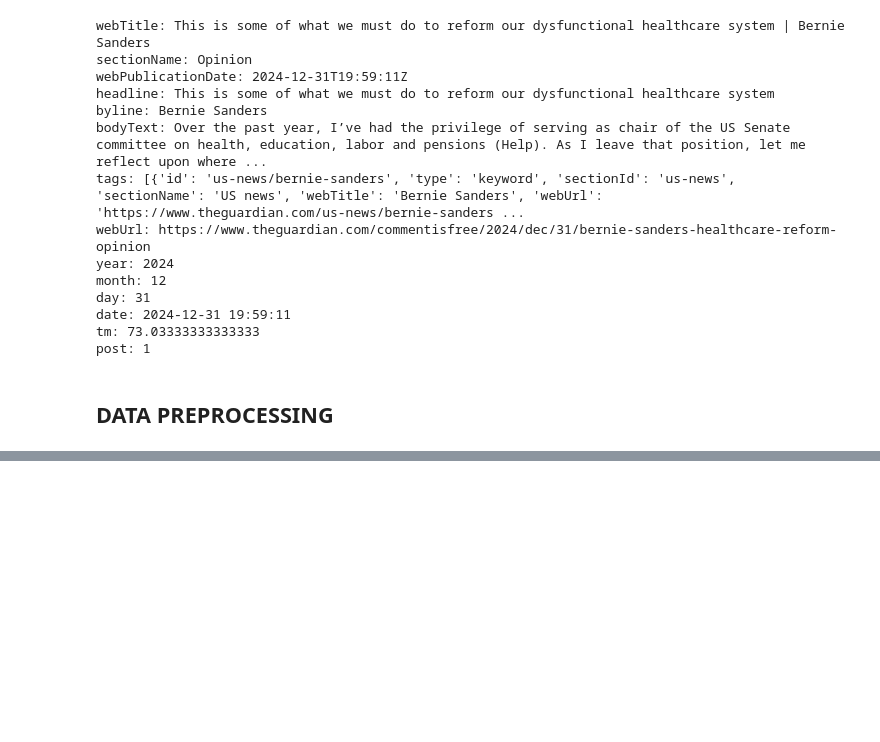
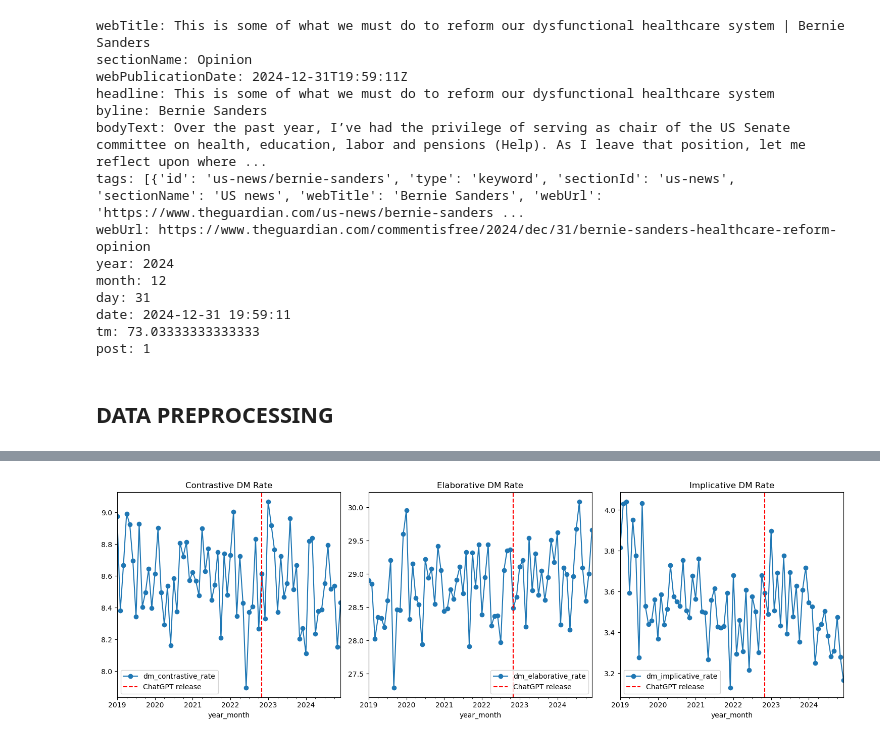
Before and after one commit to KaizenThe1st/ST312, a Jupyter notebook: Data_Opinions.ipynb, the cells around one changed output, grey strips where cells are left out. Saved outputs shown, nothing was run; the diff lists cells and outputs as text; code cells hidden in the pictures; blank space fills up the shorter version.

```diff
--- a/Data_Opinions.ipynb
+++ b/Data_Opinions.ipynb
@@ -488,2 +659,28 @@ df_clean.groupby("year")["hedge_rate"].mean().plot(marker="o")
+# %%
+fig, axes = plt.subplots(1, 3, figsize=(15, 5))
+
+for ax, col, title in zip(
+    axes,
+    ["dm_contrastive_rate", "dm_elaborative_rate", "dm_implicative_rate"],
+    ["Contrastive DM Rate", "Elaborative DM Rate", "Implicative DM Rate"]
+):
+
+    df_clean.groupby("year_month")[col].mean().plot(
+        marker="o", ax=ax, title=title
+    )
+
+    ax.axvline(
+        pd.Timestamp("2022-11-01"),
+        color="red",
+        linestyle="--",
+        label="ChatGPT release"
+    )
+
+    ax.legend()
+
+plt.tight_layout()
+plt.show()
+# %% [output]
+[figure, added]
 # %%
 df_clean.to_csv("post_processing_opinion.csv", index=False)
```
Also changed, not shown: parts of 19 cells of this notebook, 2 other files.
